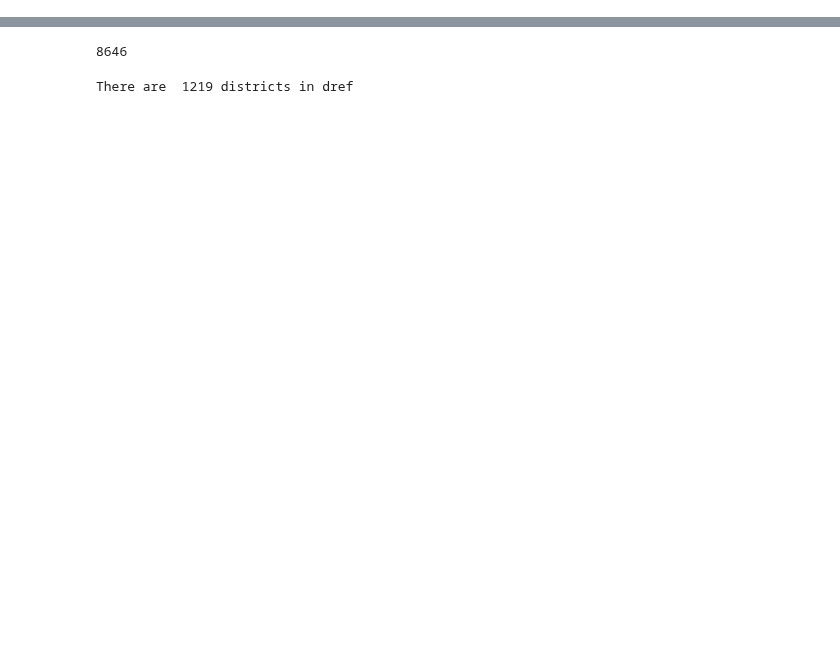
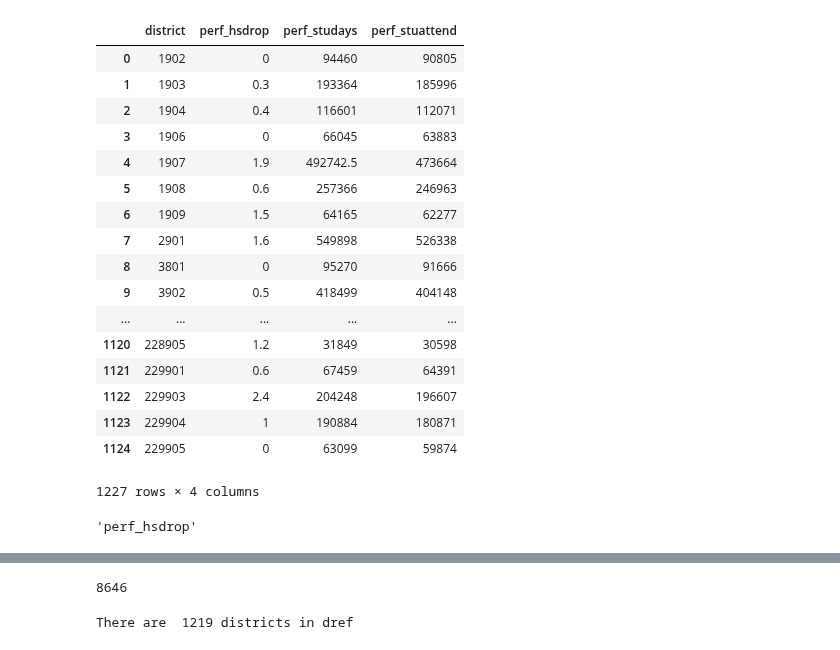
Before and after one commit to KylieLAnglin/dofis, a Jupyter notebook: data_from_tea/check_tea_school_data.ipynb, the cells around one changed output, grey strips where cells are left out. Saved outputs shown, nothing was run; the diff lists cells and outputs as text; code cells hidden in the pictures; blank space fills up the shorter version.

```diff
--- a/data_from_tea/check_tea_school_data.ipynb
+++ b/data_from_tea/check_tea_school_data.ipynb
@@ -17,3 +17,35 @@ year = 'yr1112'
+# %%
+dgrad = clean_tea.clean_dgrad(year=year)
+dgrad
+# %% [output]
+|  | district | perf_hsdrop | perf_studays | perf_stuattend |
+| 0 | 1902 | 0 | 94460 | 90805 |
+| 1 | 1903 | 0.3 | 193364 | 185996 |
+| 2 | 1904 | 0.4 | 116601 | 112071 |
+| 3 | 1906 | 0 | 66045 | 63883 |
+| 4 | 1907 | 1.9 | 492742.5 | 473664 |
+| 5 | 1908 | 0.6 | 257366 | 246963 |
+| 6 | 1909 | 1.5 | 64165 | 62277 |
+| 7 | 2901 | 1.6 | 549898 | 526338 |
+| 8 | 3801 | 0 | 95270 | 91666 |
+| 9 | 3902 | 0.5 | 418499 | 404148 |
+| ... | ... | ... | ... | ... |
+| 1120 | 228905 | 1.2 | 31849 | 30598 |
+| 1121 | 229901 | 0.6 | 67459 | 64391 |
+| 1122 | 229903 | 2.4 | 204248 | 196607 |
+| 1123 | 229904 | 1 | 190884 | 180871 |
+| 1124 | 229905 | 0 | 63099 | 59874 |
+1227 rows × 4 columns
+# %%
+fallyr = year[2:4]
+springyr = year[4:6]
+nextyr = int(springyr) + 1
+data_year = 'yr' + springyr + str(next)
+cgrad_to_keep = {'CAMPUS': 'campus',
+                    'CA0912DR' + springyr + 'R': 'perf_hsdrop'}
+cgrad_to_keep['CA0912DR' + springyr + 'R']
+# %% [output]
+'perf_hsdrop'
 # %%
 cref = clean_tea.clean_cref(year=year)
 len(cref)
```
Also changed, not shown: parts of 4 cells of this notebook, 2 other files.
